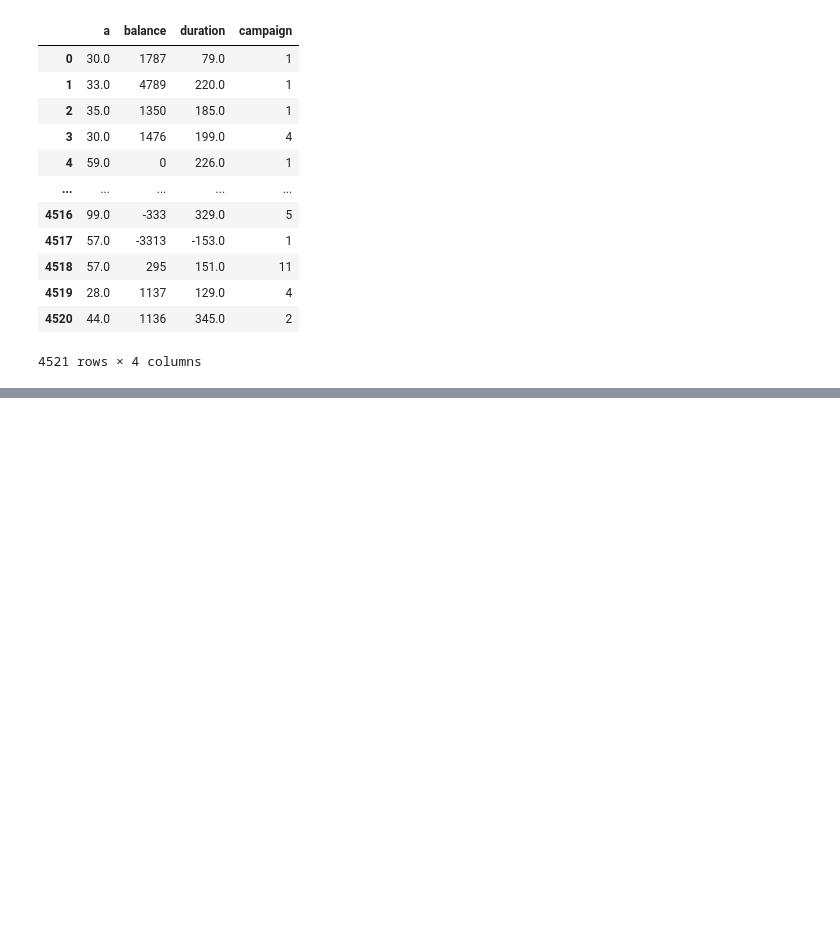
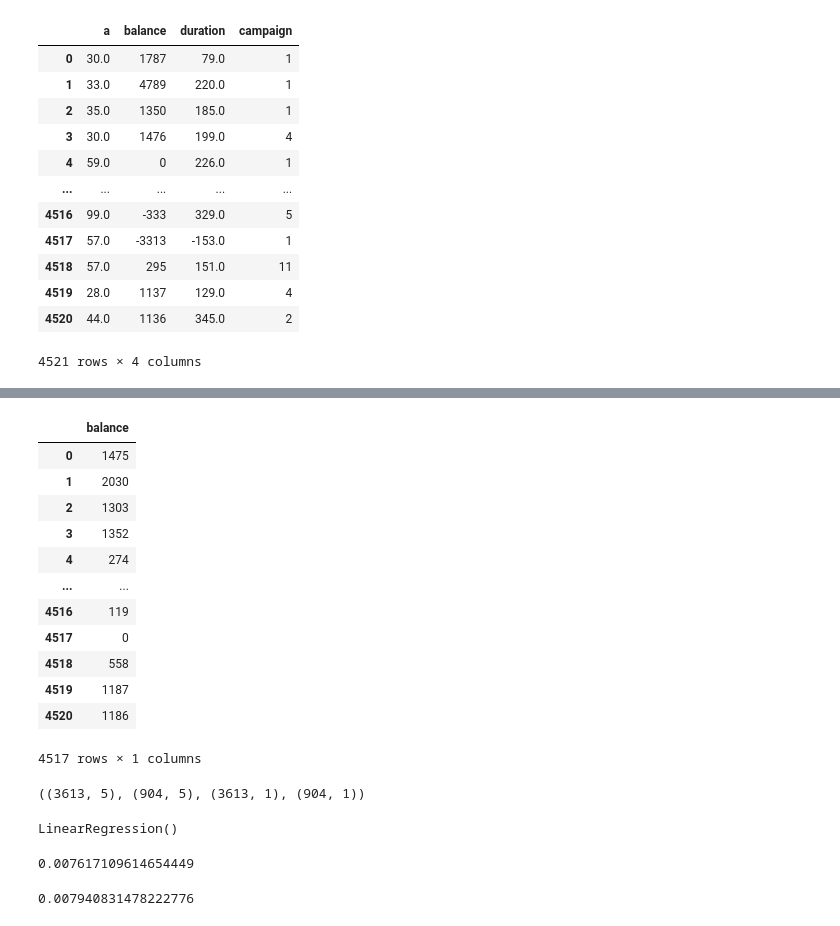
Before and after one commit to chandni8290/data-science-, a Jupyter notebook: credit.ipynb, the cells around one changed output, grey strips where cells are left out. Drawn from its saved outputs; the diff is of its cells as text; code cells hidden in the pictures; blank space fills up the shorter version.

```diff
--- a/credit.ipynb
+++ b/credit.ipynb
@@ -415,0 +421,16 @@ clean_data
+# %%
+y
+# %% [output]
+|  | balance |
+| 0 | 1475 |
+| 1 | 2030 |
+| 2 | 1303 |
+| 3 | 1352 |
+| 4 | 274 |
+| ... | ... |
+| 4516 | 119 |
+| 4517 | 0 |
+| 4518 | 558 |
+| 4519 | 1187 |
+| 4520 | 1186 |
+4517 rows × 1 columns
@@ -415,0 +440,19 @@ clean_data
+# %%
+x_train.shape, x_test.shape, y_train.shape, y_test.shape
+# %% [output]
+((3613, 5), (904, 5), (3613, 1), (904, 1))
+# %%
+
+from sklearn.linear_model import LinearRegression
+lr = LinearRegression()
+lr.fit(x_train, y_train)
+# %% [output]
+LinearRegression()
+# %%
+lr.score(x_train, y_train)
+# %% [output]
+0.007617109614654449
+# %%
+lr.score(x_test, y_test)
+# %% [output]
+0.007940831478222776
```
Also changed, not shown: parts of 29 cells of this notebook.
